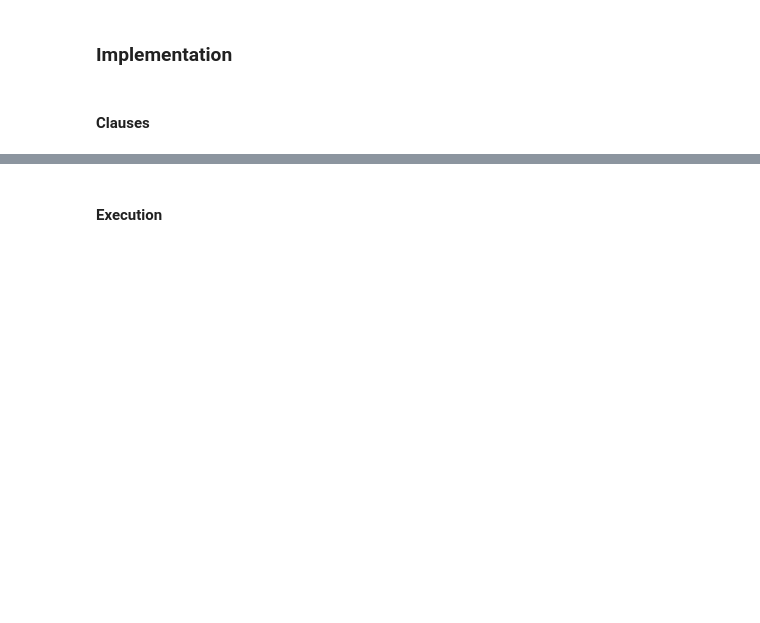
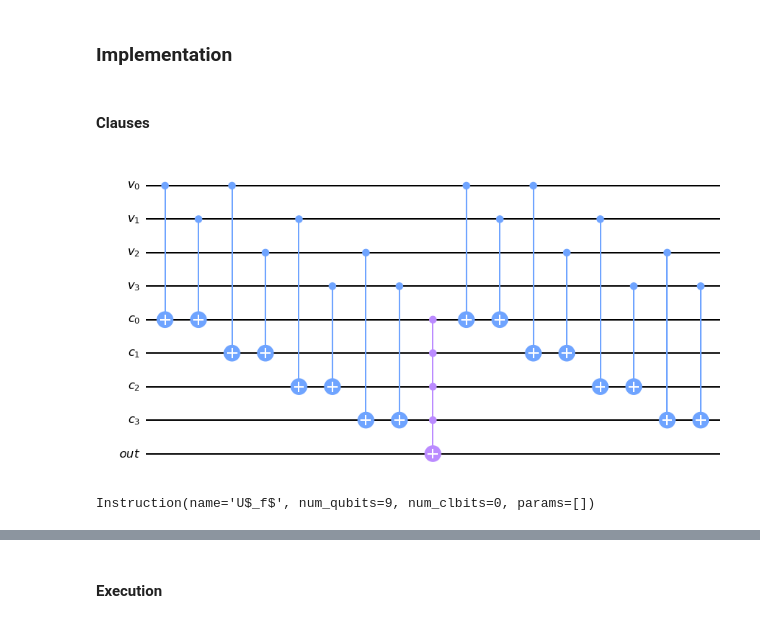
Before and after one commit to kid-116/Mira, a Jupyter notebook: 2x2_4.ipynb, the cells around one changed output, grey strips where cells are left out. Saved outputs shown, nothing was run; the diff lists cells and outputs as text; code cells hidden in the pictures; blank space fills up the shorter version.

```diff
--- a/2x2_4.ipynb
+++ b/2x2_4.ipynb
@@ -96,3 +135,8 @@ def sudoku_oracle(qc, clauses, clause_qubits, output_qubit):
+# %%
+sudoku_oracle(not_eq, True)
+# %% [output]
+[figure, added]
+Instruction(name='U$_f$', num_qubits=9, num_clbits=0, params=[])
 # %%
 var_qubits = QuantumRegister(4, name='v')
 clause_qubits = QuantumRegister(len(not_eq), name='c')
```
Also changed, not shown: parts of 9 cells of this notebook.
